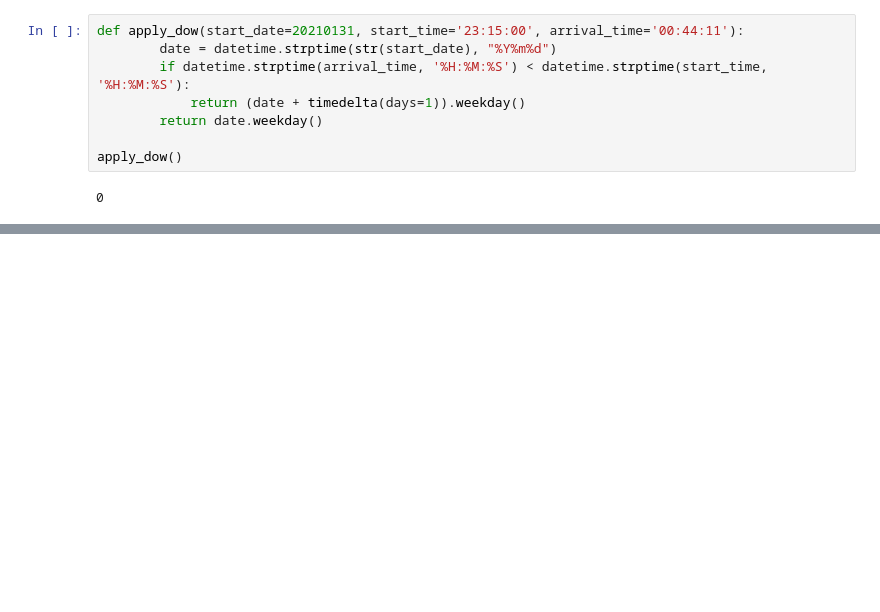
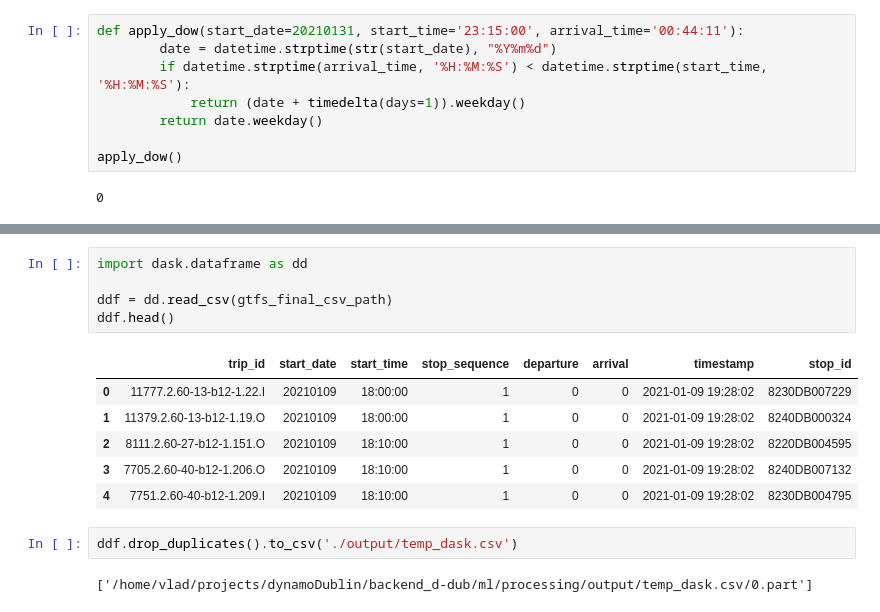
Before and after one commit to Drakodav/backend_d-dub, a Jupyter notebook: ml/processing/gtfsr_process_data.ipynb, the cells around one changed output, grey strips where cells are left out. Saved outputs shown, nothing was run; the diff lists cells and outputs as text; blank space fills up the shorter version.

```diff
--- a/ml/processing/gtfsr_process_data.ipynb
+++ b/ml/processing/gtfsr_process_data.ipynb
@@ -340,0 +407,16 @@ vx_df.describe()
+# %%
+import dask.dataframe as dd
+
+ddf = dd.read_csv(gtfs_final_csv_path)
+ddf.head()
+# %% [output]
+|  | trip_id | start_date | start_time | stop_sequence | departure | arrival | timestamp | stop_id |
+| 0 | 11777.2.60-13-b12-1.22.I | 20210109 | 18:00:00 | 1 | 0 | 0 | 2021-01-09 19:28:02 | 8230DB007229 |
+| 1 | 11379.2.60-13-b12-1.19.O | 20210109 | 18:00:00 | 1 | 0 | 0 | 2021-01-09 19:28:02 | 8240DB000324 |
+| 2 | 8111.2.60-27-b12-1.151.O | 20210109 | 18:10:00 | 1 | 0 | 0 | 2021-01-09 19:28:02 | 8220DB004595 |
+| 3 | 7705.2.60-40-b12-1.206.O | 20210109 | 18:10:00 | 1 | 0 | 0 | 2021-01-09 19:28:02 | 8240DB007132 |
+| 4 | 7751.2.60-40-b12-1.209.I | 20210109 | 18:10:00 | 1 | 0 | 0 | 2021-01-09 19:28:02 | 8230DB004795 |
+# %%
+ddf.drop_duplicates().to_csv('./output/temp_dask.csv')
+# %% [output]
+['/home/vlad/projects/dynamoDublin/backend_d-dub/ml/processing/output/temp_dask.csv/0.part']
```
Also changed, not shown: parts of 7 cells of this notebook, 1 other file.
